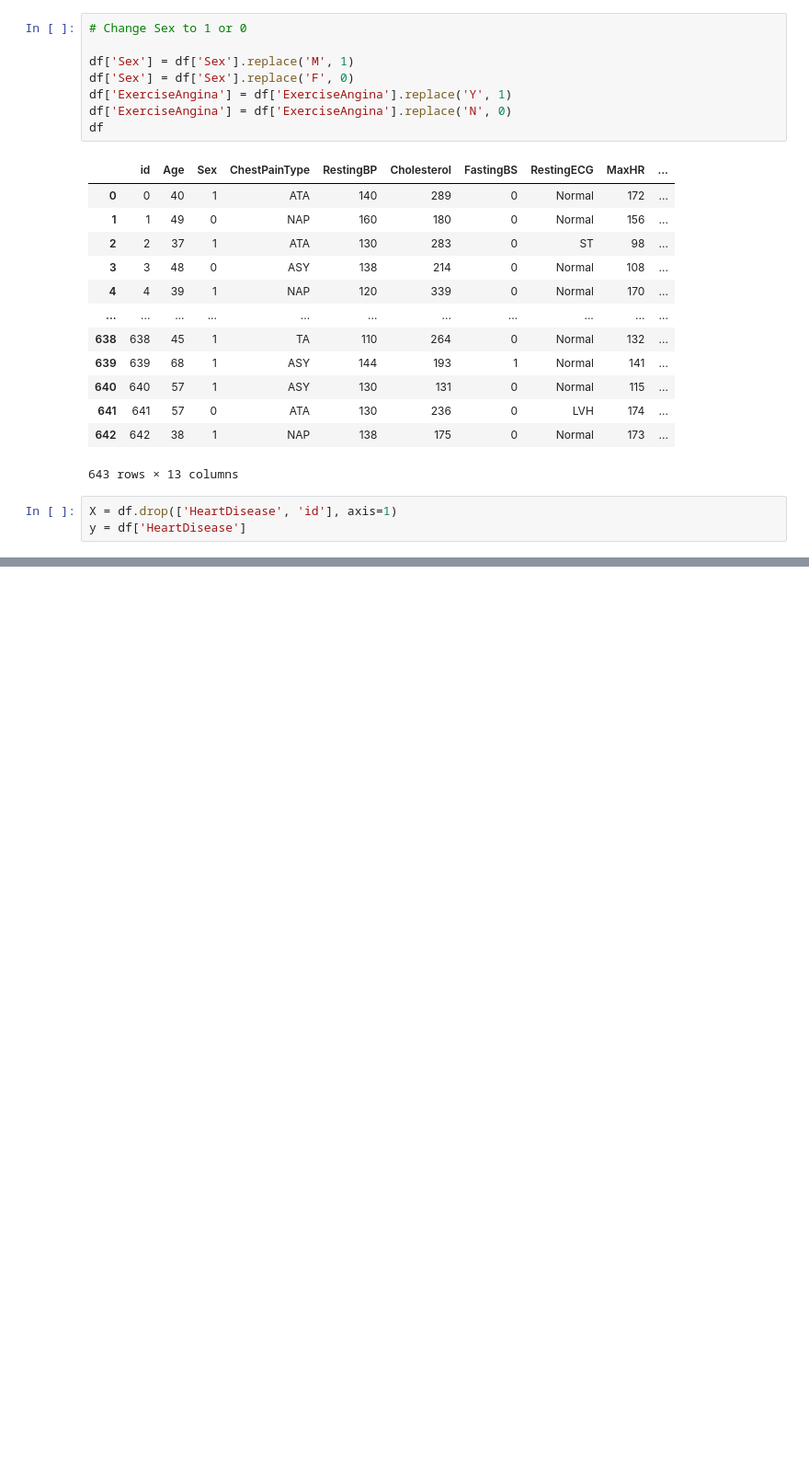
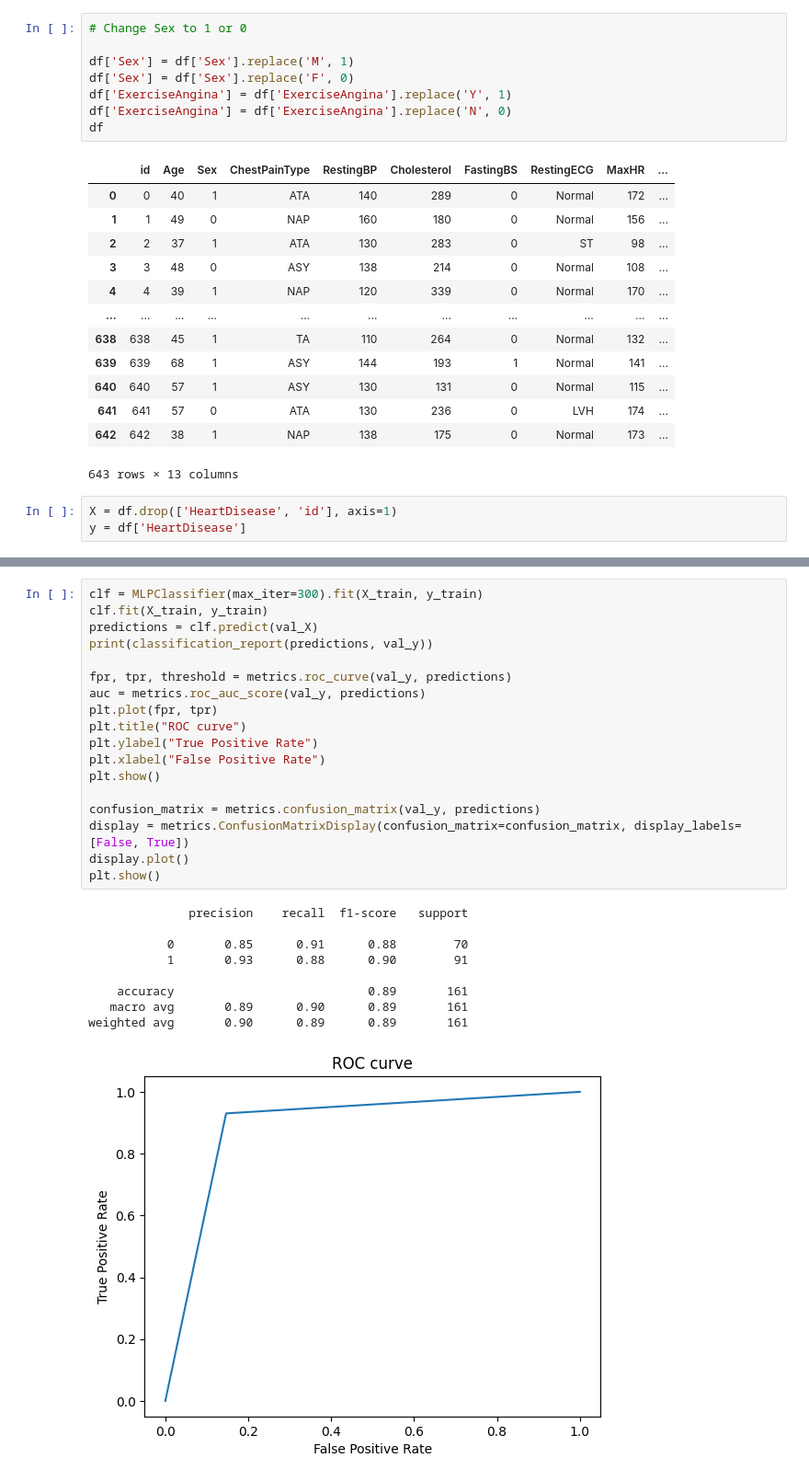
Before and after one commit to Morganh201/HeartDisease, a Jupyter notebook: Untitled.ipynb, the cells around one changed output, grey strips where cells are left out. Shown: that part at 92% size. Drawn from its saved outputs; the diff is of its cells as text; blank space fills up the shorter version.

```diff
--- a/Untitled.ipynb
+++ b/Untitled.ipynb
@@ -142,0 +148,28 @@ weighted avg       0.88      0.88      0.88       161
+# %%
+clf = MLPClassifier(max_iter=300).fit(X_train, y_train)
+clf.fit(X_train, y_train)
+predictions = clf.predict(val_X)
+print(classification_report(predictions, val_y))
+
+fpr, tpr, threshold = metrics.roc_curve(val_y, predictions)
+auc = metrics.roc_auc_score(val_y, predictions)
+plt.plot(fpr, tpr)
+plt.title("ROC curve")
+plt.ylabel("True Positive Rate")
+plt.xlabel("False Positive Rate")
+plt.show()
+
+confusion_matrix = metrics.confusion_matrix(val_y, predictions)
+display = metrics.ConfusionMatrixDisplay(confusion_matrix=confusion_matrix, display_labels=[False, True])
+display.plot()
+plt.show()
+# %% [output]
+              precision    recall  f1-score   support
+
+           0       0.85      0.91      0.88        70
+           1       0.93      0.88      0.90        91
+
+    accuracy                           0.89       161
+   macro avg       0.89      0.90      0.89       161
+weighted avg       0.90      0.89      0.89       161
+[figure, added]
```
Also changed, not shown: parts of 8 cells of this notebook.
